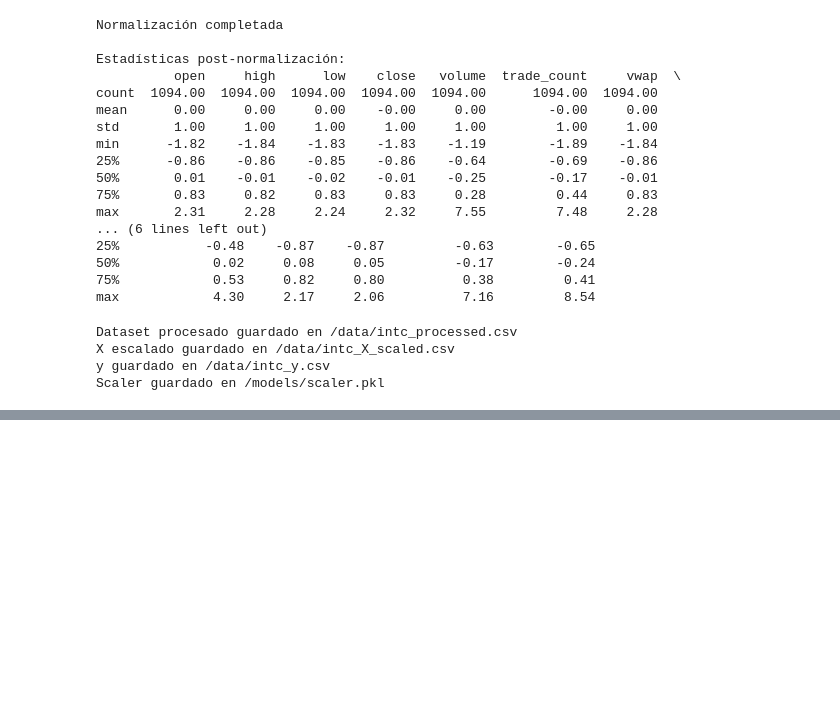
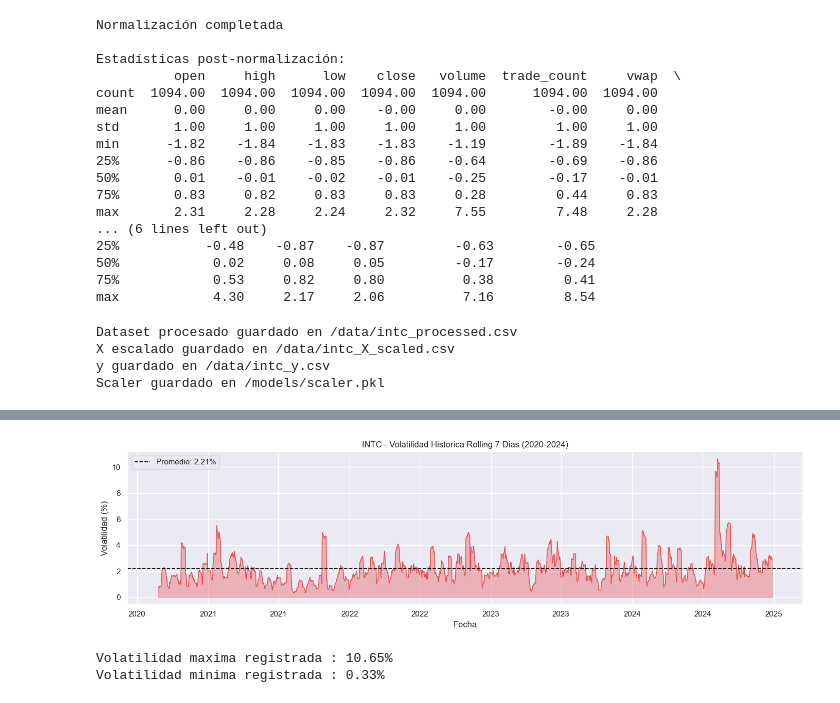
Before and after one commit to JhonERJ1/AprendizajeAutomatico-RegresionLineal, a Jupyter notebook: notebooks/intel_prediction.ipynb, the cells around one changed output, grey strips where cells are left out. Cells and saved outputs as stored; diff of their text form; code cells hidden in the pictures; blank space fills up the shorter version.

```diff
--- a/notebooks/intel_prediction.ipynb
+++ b/notebooks/intel_prediction.ipynb
@@ -244,0 +419,30 @@ Scaler guardado en /models/scaler.pkl
+# %%
+#Gráfica 4 — Volatilidad histórica rolling 7 días
+# Volatilidad de INTC en ventana de 7 dias
+# Calculada por nuestro primer companero como desviacion estandar del retorno diario
+# Nos permite ver en que momentos el activo tuvo mayor riesgo
+
+fig, ax = plt.subplots(figsize=(14, 4))
+
+ax.fill_between(df.index, df["volatility_7"] * 100,
+                alpha=0.35, color="#E84C4C")
+ax.plot(df.index, df["volatility_7"] * 100, color="#E84C4C", linewidth=1)
+ax.axhline(df["volatility_7"].mean() * 100, color="black", linestyle="--",
+           linewidth=1.3, label=f"Promedio: {df['volatility_7'].mean()*100:.2f}%")
+
+ax.set_title("INTC - Volatilidad Historica Rolling 7 Dias (2020-2024)")
+ax.set_xlabel("Fecha")
+ax.set_ylabel("Volatilidad (%)")
+ax.legend()
+ax.xaxis.set_major_formatter(mdates.DateFormatter("%Y"))
+
+plt.tight_layout()
+plt.savefig("../plots/04_volatilidad.png", dpi=150)
+plt.show()
+
+print(f"Volatilidad maxima registrada : {df['volatility_7'].max()*100:.2f}%")
+print(f"Volatilidad minima registrada : {df['volatility_7'].min()*100:.2f}%")
+# %% [output]
+[figure, added]
+Volatilidad maxima registrada : 10.65%
+Volatilidad minima registrada : 0.33%
```
Also changed, not shown: parts of 12 cells of this notebook, 8 other files.
